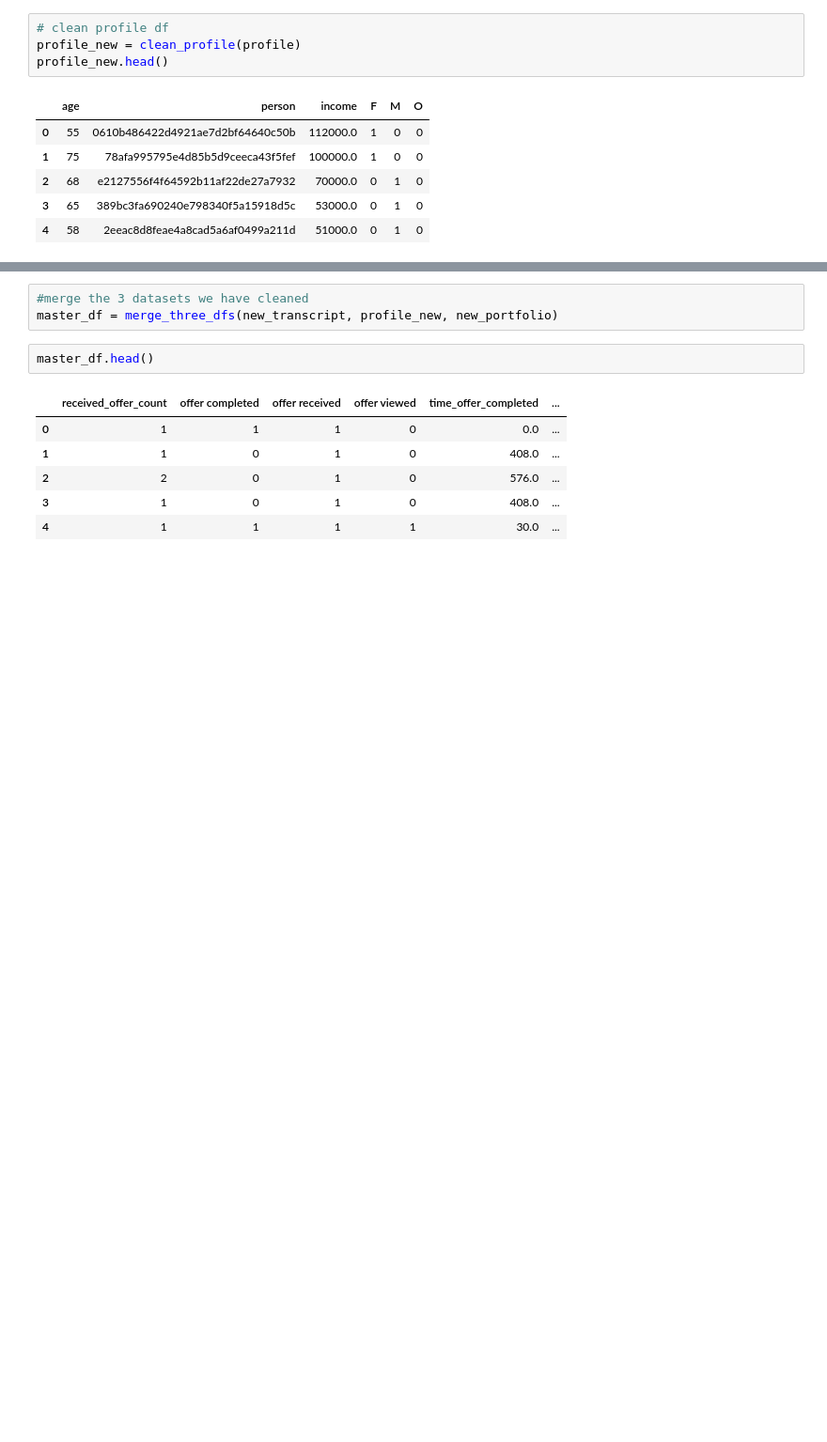
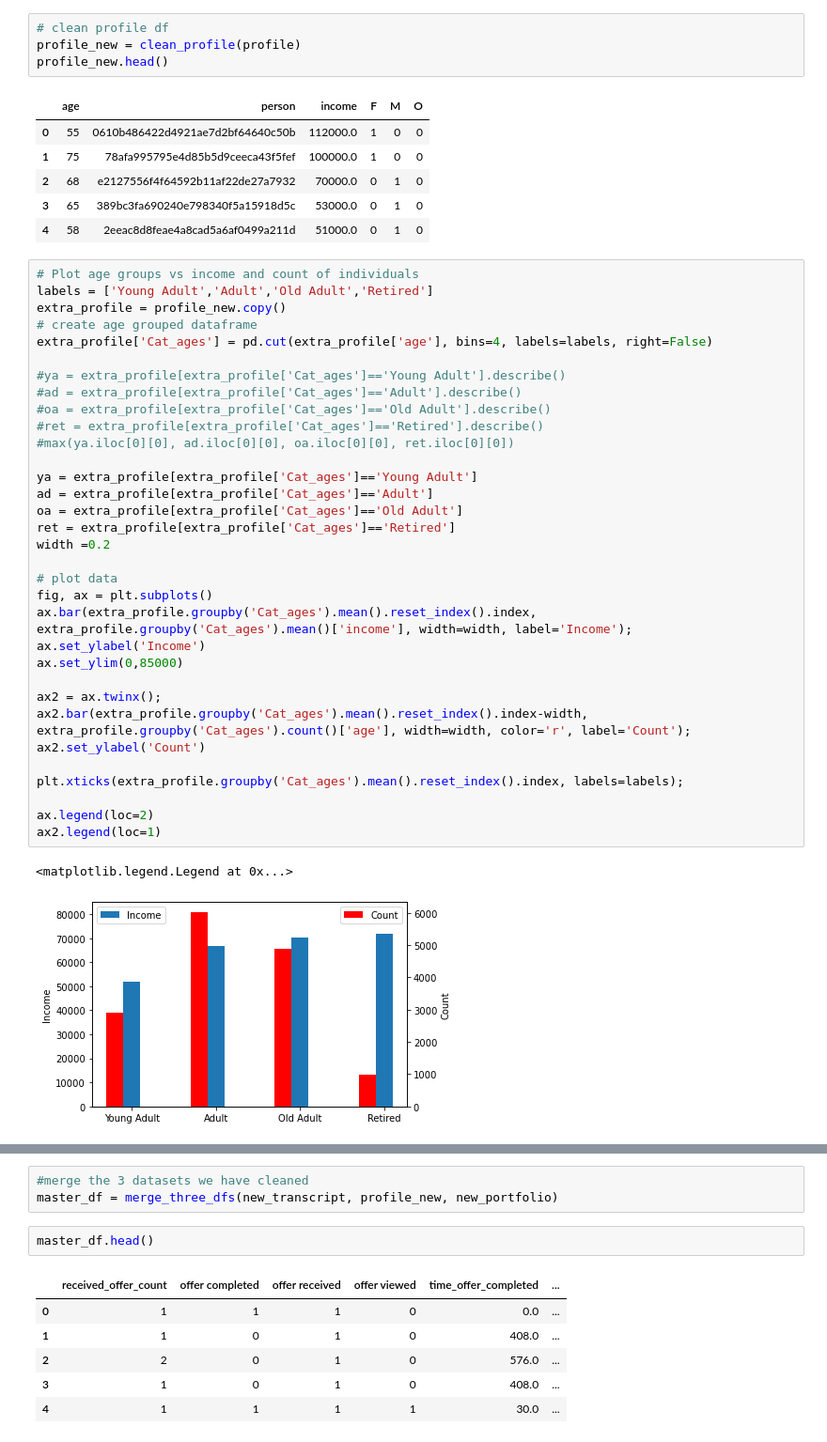
Before and after one commit to robwinter96/Starbucks-Capstone-Project, a Jupyter notebook: Starbucks_Capstone_notebook.ipynb, the cells around one changed output, grey strips where cells are left out. Shown: that part at 94% size. Cells and saved outputs as stored; diff of their text form; blank space fills up the shorter version.

```diff
--- a/Starbucks_Capstone_notebook.ipynb
+++ b/Starbucks_Capstone_notebook.ipynb
@@ -466,3 +491,39 @@ profile_new.head()
 | 2 | 68 | e2127556f4f64592b11af22de27a7932 | 70000.0 | 0 | 1 | 0 |
 | 3 | 65 | 389bc3fa690240e798340f5a15918d5c | 53000.0 | 0 | 1 | 0 |
 | 4 | 58 | 2eeac8d8feae4a8cad5a6af0499a211d | 51000.0 | 0 | 1 | 0 |
+# %%
+# Plot age groups vs income and count of individuals
+labels = ['Young Adult','Adult','Old Adult','Retired']
+extra_profile = profile_new.copy()
+# create age grouped dataframe
+extra_profile['Cat_ages'] = pd.cut(extra_profile['age'], bins=4, labels=labels, right=False)
+
+#ya = extra_profile[extra_profile['Cat_ages']=='Young Adult'].describe()
+#ad = extra_profile[extra_profile['Cat_ages']=='Adult'].describe()
+#oa = extra_profile[extra_profile['Cat_ages']=='Old Adult'].describe()
+#ret = extra_profile[extra_profile['Cat_ages']=='Retired'].describe()
+#max(ya.iloc[0][0], ad.iloc[0][0], oa.iloc[0][0], ret.iloc[0][0])
+
+ya = extra_profile[extra_profile['Cat_ages']=='Young Adult']
+ad = extra_profile[extra_profile['Cat_ages']=='Adult']
+oa = extra_profile[extra_profile['Cat_ages']=='Old Adult']
+ret = extra_profile[extra_profile['Cat_ages']=='Retired']
+width =0.2
+
+# plot data
+fig, ax = plt.subplots()
+ax.bar(extra_profile.groupby('Cat_ages').mean().reset_index().index, extra_profile.groupby('Cat_ages').mean()['income'], width=width, label='Income');
+ax.set_ylabel('Income')
+ax.set_ylim(0,85000)
+
+ax2 = ax.twinx();
+ax2.bar(extra_profile.groupby('Cat_ages').mean().reset_index().index-width, extra_profile.groupby('Cat_ages').count()['age'], width=width, color='r', label='Count');
+ax2.set_ylabel('Count')
+
+plt.xticks(extra_profile.groupby('Cat_ages').mean().reset_index().index, labels=labels);
+
+ax.legend(loc=2)
+ax2.legend(loc=1)
+# %% [output]
+<matplotlib.legend.Legend at 0x...>
+[figure, added]
```
Also changed, not shown: parts of 19 cells of this notebook.
